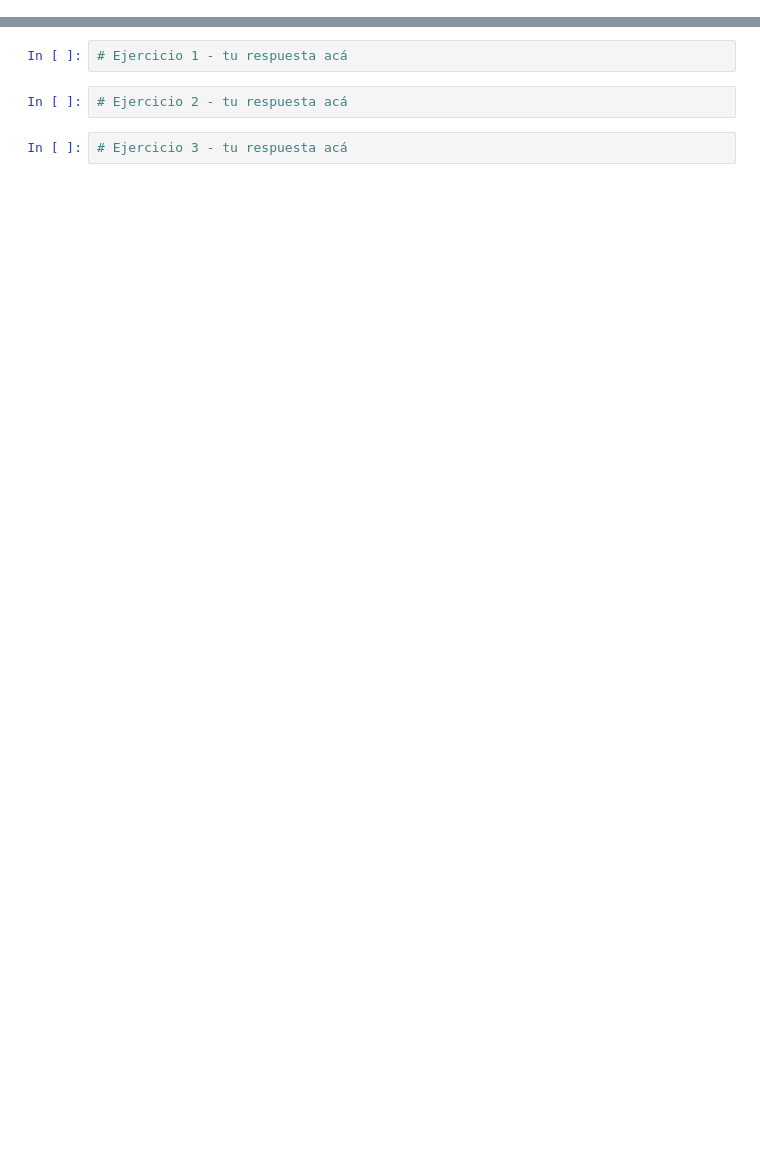
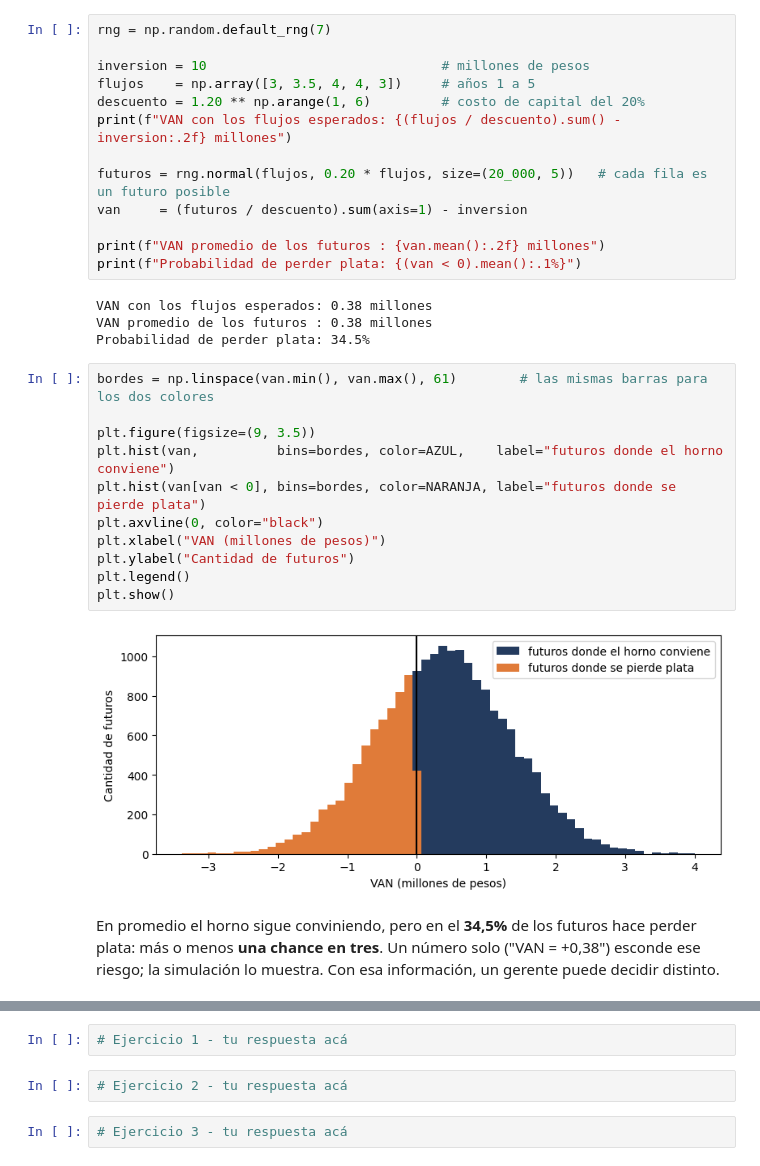
Before and after one commit to Datso653/Laboratorio-de-metodos-Cuantitativos-Aplicados-a-la-gestion, a Jupyter notebook: notebooks/19_Simulacion_de_datos_y_muestreo.ipynb, the cells around one changed output, grey strips where cells are left out. Saved outputs shown, nothing was run; the diff lists cells and outputs as text; blank space fills up the shorter version.

```diff
--- a/notebooks/19_Simulacion_de_datos_y_muestreo.ipynb
+++ b/notebooks/19_Simulacion_de_datos_y_muestreo.ipynb
@@ -618,0 +245,33 @@ Verificalo: sacá 1.000 muestras de ese tamaño y contá en qué porcentaje de e
+# %%
+rng = np.random.default_rng(7)
+
+inversion = 10                              # millones de pesos
+flujos    = np.array([3, 3.5, 4, 4, 3])     # años 1 a 5
+descuento = 1.20 ** np.arange(1, 6)         # costo de capital del 20%
+print(f"VAN con los flujos esperados: {(flujos / descuento).sum() - inversion:.2f} millones")
+
+futuros = rng.normal(flujos, 0.20 * flujos, size=(20_000, 5))   # cada fila es un futuro posible
+van     = (futuros / descuento).sum(axis=1) - inversion
+
+print(f"VAN promedio de los futuros : {van.mean():.2f} millones")
+print(f"Probabilidad de perder plata: {(van < 0).mean():.1%}")
+# %% [output]
+VAN con los flujos esperados: 0.38 millones
+VAN promedio de los futuros : 0.38 millones
+Probabilidad de perder plata: 34.5%
+# %%
+bordes = np.linspace(van.min(), van.max(), 61)        # las mismas barras para los dos colores
+
+plt.figure(figsize=(9, 3.5))
+plt.hist(van,          bins=bordes, color=AZUL,    label="futuros donde el horno conviene")
+plt.hist(van[van < 0], bins=bordes, color=NARANJA, label="futuros donde se pierde plata")
+plt.axvline(0, color="black")
+plt.xlabel("VAN (millones de pesos)")
+plt.ylabel("Cantidad de futuros")
+plt.legend()
+plt.show()
+# %% [output]
+[figure, added]
+# %% [markdown]
+En promedio el horno sigue conviniendo, pero en el **34,5%** de los futuros hace perder plata: más o menos **una chance en tres**.
+Un número solo ("VAN = +0,38") esconde ese riesgo; la simulación lo muestra. Con esa información, un gerente puede decidir distinto.
```
Also changed, not shown: parts of 88 cells of this notebook, 4 other files.
